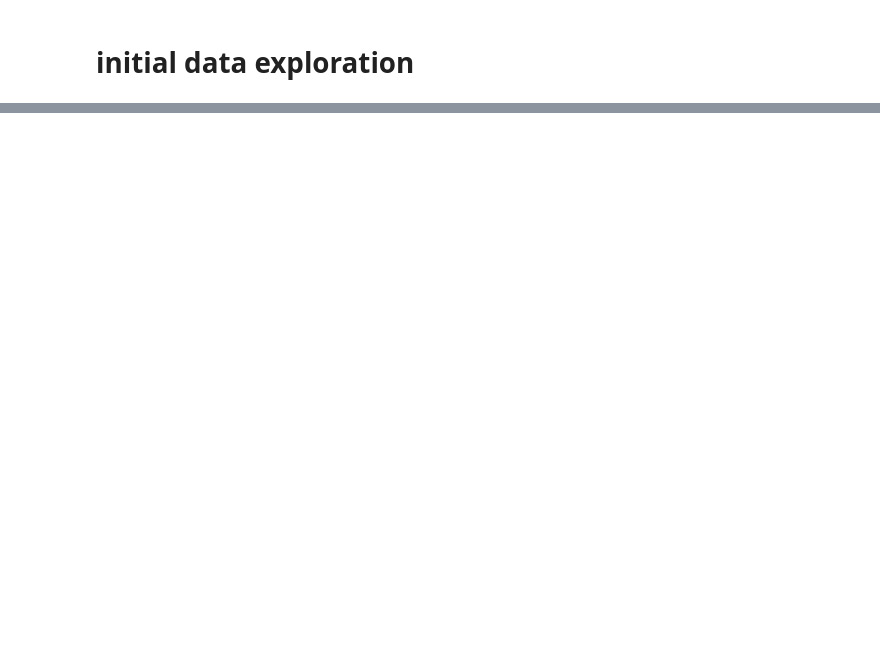
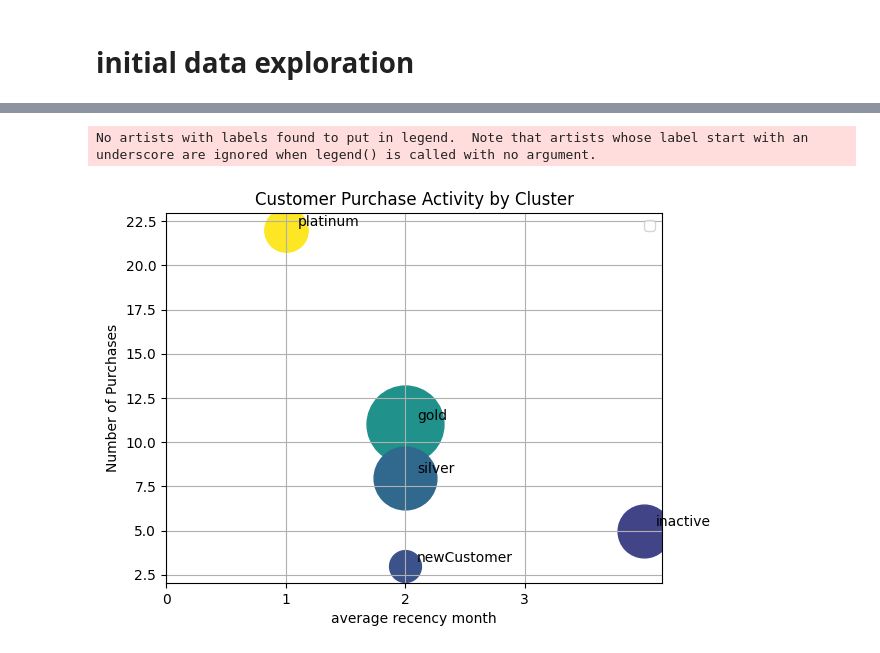
Before and after one commit to LeVraiDwi/-PiscineDataScience, a Jupyter notebook: day02/ex05/Clustering.ipynb, the cells around one changed output, grey strips where cells are left out. Saved outputs shown, nothing was run; the diff lists cells and outputs as text; code cells hidden in the pictures; blank space fills up the shorter version.

```diff
--- a/day02/ex05/Clustering.ipynb
+++ b/day02/ex05/Clustering.ipynb
@@ -54,0 +17,5 @@ plt.show()
+# %%
+data = pd.DataFrame(data, columns=['event_time', 'user_id'])
+
+
+print(data['event_time'])
@@ -54,0 +106,34 @@ plt.show()
+# %%
+group_names = {
+        0: "new customer",
+        2: "inactive",
+        1: 'platinum',
+        3: 'gold',
+        4: 'silver',
+}
+
+i = 1
+point = []
+
+for name in customers_data:
+        points = list(zip(*customers_data[name]))
+        pointSize = 2000 * (number_of_value / len(customers_data[name])) / 100
+        x = pd.DataFrame(points[1]).median()
+        y = pd.DataFrame(points[0]).median()
+        color = plt.cm.viridis(1 / i)
+        i += 1
+        plt.scatter(x, y, color=color, s=pointSize)
+        plt.annotate(name, (x + 0.1, y + 0.25))
+
+
+
+plt.xlabel("average recency month")
+plt.xticks(range(4))
+plt.ylabel("Number of Purchases")
+plt.title("Customer Purchase Activity by Cluster")
+plt.legend()
+plt.grid(True)
+plt.show()
+# %% [output]
+No artists with labels found to put in legend.  Note that artists whose label start with an underscore are ignored when legend() is called with no argument.
+[figure, added]
```
Also changed, not shown: parts of 15 cells of this notebook, 1 other file.
